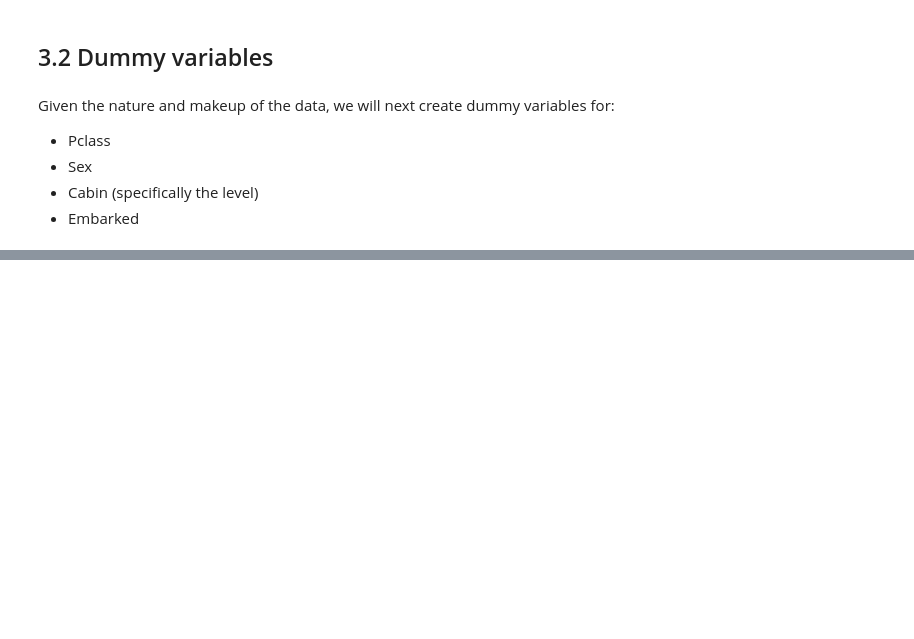
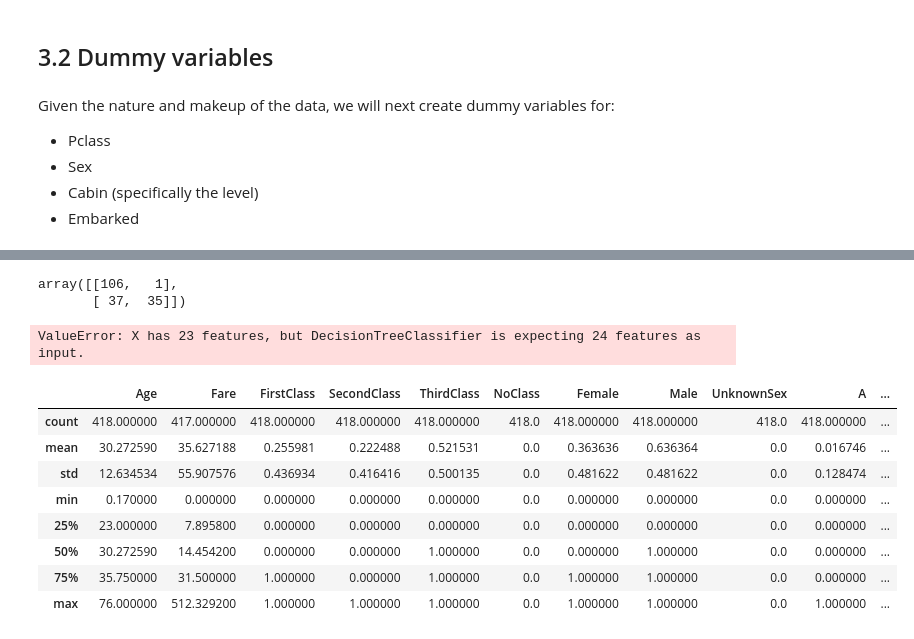
Before and after one commit to SimonAytes/kaggle-titanic-survival, a Jupyter notebook: notebooks/DataExploration.ipynb, the cells around one changed output, grey strips where cells are left out. Cells and saved outputs as stored; diff of their text form; code cells hidden in the pictures; blank space fills up the shorter version.

```diff
--- a/notebooks/DataExploration.ipynb
+++ b/notebooks/DataExploration.ipynb
@@ -123,0 +269,23 @@ Given the nature and makeup of the data, we will next create dummy variables for
+# %%
+confusion_matrix(dt_y_test, dt_y_pred_test)
+# %% [output]
+array([[106,   1],
+       [ 37,  35]])
+# %%
+competition_predictions = dt_classifier.predict(titanic)
+# %% [output]
+ValueError: X has 23 features, but DecisionTreeClassifier is expecting 24 features as input.
+# %%
+titanic['Fare'] = titanic['Fare'].fillna(0.0)
+# %%
+titanic.describe()
+# %% [output]
+|  | Age | Fare | FirstClass | SecondClass | ThirdClass | NoClass | Female | Male | UnknownSex | A | ... |
+| count | 418.000000 | 417.000000 | 418.000000 | 418.000000 | 418.000000 | 418.0 | 418.000000 | 418.000000 | 418.0 | 418.000000 | ... |
+| mean | 30.272590 | 35.627188 | 0.255981 | 0.222488 | 0.521531 | 0.0 | 0.363636 | 0.636364 | 0.0 | 0.016746 | ... |
+| std | 12.634534 | 55.907576 | 0.436934 | 0.416416 | 0.500135 | 0.0 | 0.481622 | 0.481622 | 0.0 | 0.128474 | ... |
+| min | 0.170000 | 0.000000 | 0.000000 | 0.000000 | 0.000000 | 0.0 | 0.000000 | 0.000000 | 0.0 | 0.000000 | ... |
+| 25% | 23.000000 | 7.895800 | 0.000000 | 0.000000 | 0.000000 | 0.0 | 0.000000 | 0.000000 | 0.0 | 0.000000 | ... |
+| 50% | 30.272590 | 14.454200 | 0.000000 | 0.000000 | 1.000000 | 0.0 | 0.000000 | 1.000000 | 0.0 | 0.000000 | ... |
+| 75% | 35.750000 | 31.500000 | 1.000000 | 0.000000 | 1.000000 | 0.0 | 1.000000 | 1.000000 | 0.0 | 0.000000 | ... |
+| max | 76.000000 | 512.329200 | 1.000000 | 1.000000 | 1.000000 | 0.0 | 1.000000 | 1.000000 | 0.0 | 1.000000 | ... |
```
Also changed, not shown: parts of 19 cells of this notebook.
